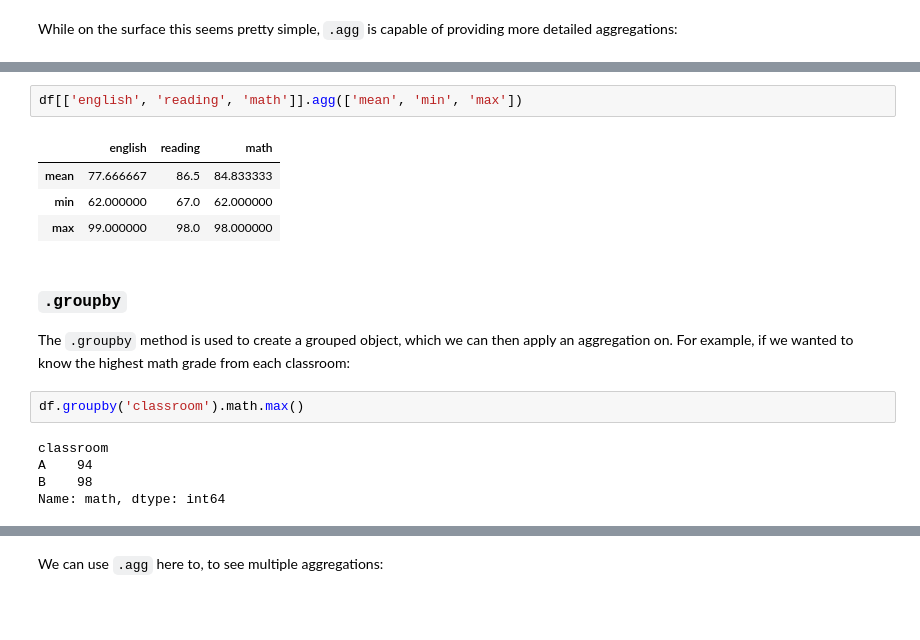
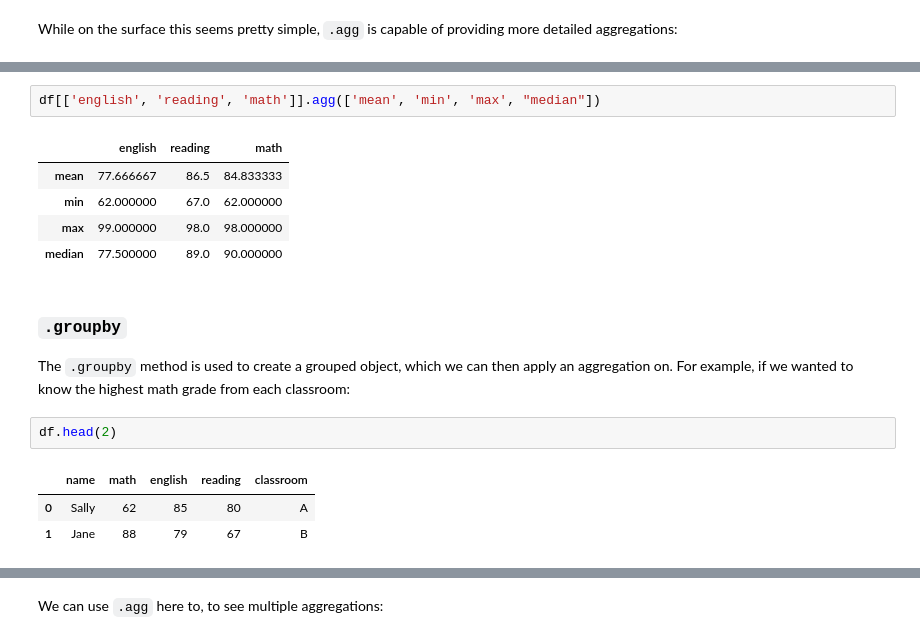
Before and after one commit to CodeupClassroom/germain-numpy-pandas-visualization-exercises, a Jupyter notebook: advanced-dataframes-intro.ipynb, the cells around one changed output, grey strips where cells are left out. Cells and saved outputs as stored; diff of their text form; blank space fills up the shorter version.

```diff
--- a/advanced-dataframes.ipynb
+++ b/advanced-dataframes-intro.ipynb
@@ -355,18 +408,18 @@ While on the surface this seems pretty simple, `.agg` is capable of providing mo
 # %%
-df[['english', 'reading', 'math']].agg(['mean', 'min', 'max'])
+df[['english', 'reading', 'math']].agg(['mean', 'min', 'max', "median"])
 # %% [output]
 |  | english | reading | math |
 | mean | 77.666667 | 86.5 | 84.833333 |
 | min | 62.000000 | 67.0 | 62.000000 |
 | max | 99.000000 | 98.0 | 98.000000 |
+| median | 77.500000 | 89.0 | 90.000000 |
 # %% [markdown]
 ### `.groupby`
 
 The `.groupby` method is used to create a grouped object, which we can then apply an aggregation on. For example, if we wanted to know the highest math grade from each classroom:
-# %%
-df.groupby('classroom').math.max()
-# %% [output]
-classroom
-A    94
-B    98
-Name: math, dtype: int64
+# %%
+df.head(2)
+# %% [output]
+|  | name | math | english | reading | classroom |
+| 0 | Sally | 62 | 85 | 80 | A |
+| 1 | Jane | 88 | 79 | 67 | B |
```
Also changed, not shown: parts of 36 cells of this notebook.
